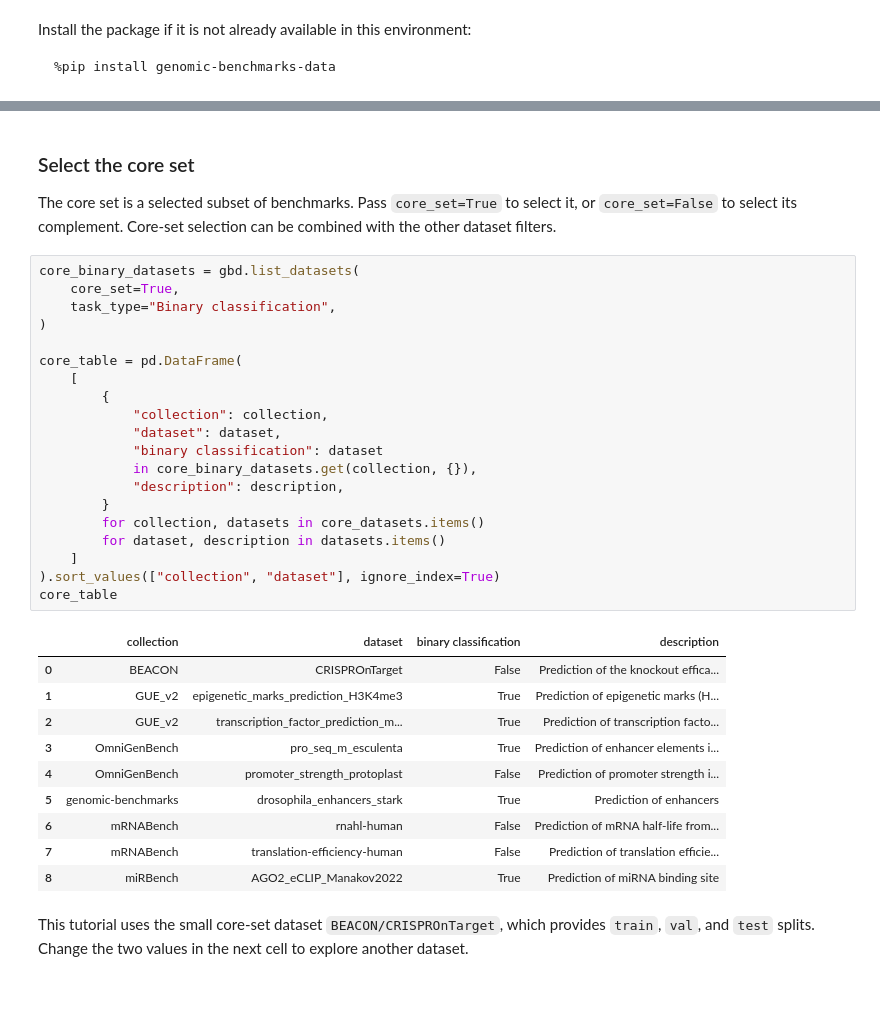
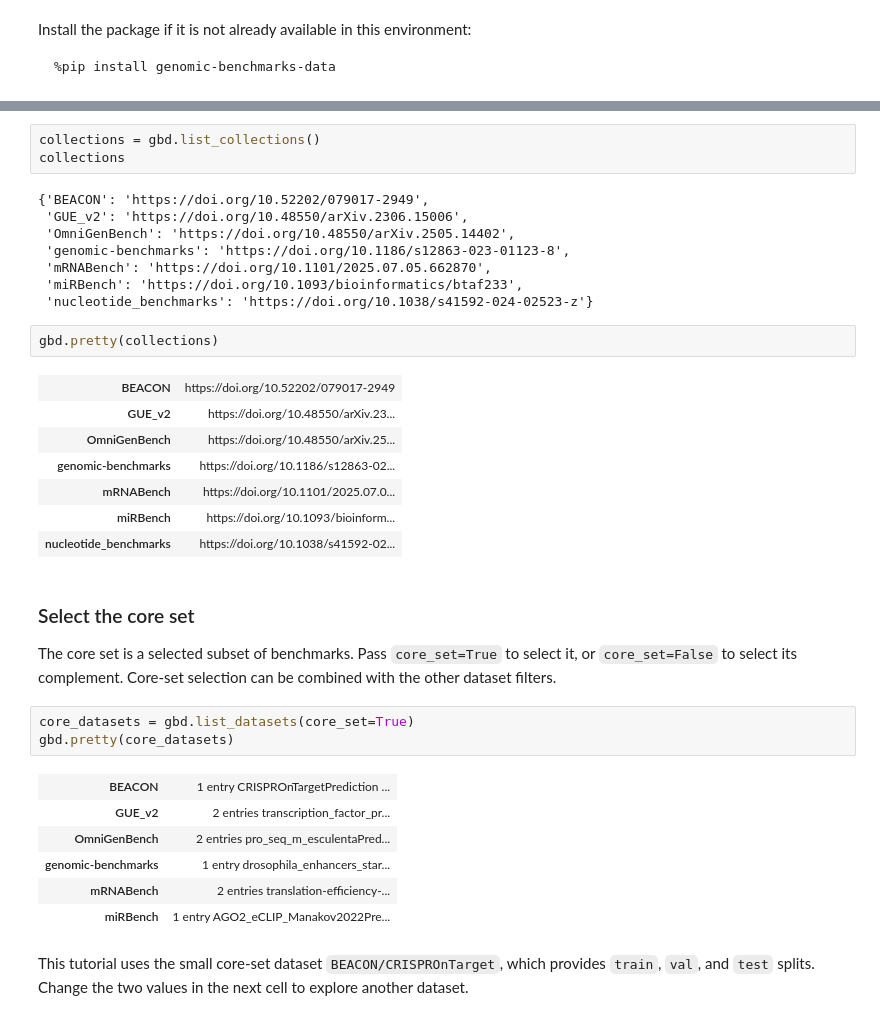
Before and after one commit to genomic-benchmarks/genomic-benchmarks-data, a Jupyter notebook: tutorials/genomic-benchmarks-data.ipynb, the cells around one changed output, grey strips where cells are left out. Drawn from its saved outputs; the diff is of its cells as text; blank space fills up the shorter version.

```diff
--- a/tutorials/genomic-benchmarks-data.ipynb
+++ b/tutorials/genomic-benchmarks-data.ipynb
@@ -56,38 +29,38 @@ collection_summary
+# %%
+collections = gbd.list_collections()
+collections
+# %% [output]
+{'BEACON': 'https://doi.org/10.52202/079017-2949',
+ 'GUE_v2': 'https://doi.org/10.48550/arXiv.2306.15006',
+ 'OmniGenBench': 'https://doi.org/10.48550/arXiv.2505.14402',
+ 'genomic-benchmarks': 'https://doi.org/10.1186/s12863-023-01123-8',
+ 'mRNABench': 'https://doi.org/10.1101/2025.07.05.662870',
+ 'miRBench': 'https://doi.org/10.1093/bioinformatics/btaf233',
+ 'nucleotide_benchmarks': 'https://doi.org/10.1038/s41592-024-02523-z'}
+# %%
+gbd.pretty(collections)
+# %% [output]
+| BEACON | https://doi.org/10.52202/079017-2949 |
+| GUE_v2 | https://doi.org/10.48550/arXiv.23... |
+| OmniGenBench | https://doi.org/10.48550/arXiv.25... |
+| genomic-benchmarks | https://doi.org/10.1186/s12863-02... |
+| mRNABench | https://doi.org/10.1101/2025.07.0... |
+| miRBench | https://doi.org/10.1093/bioinform... |
+| nucleotide_benchmarks | https://doi.org/10.1038/s41592-02... |
 # %% [markdown]
 ### Select the core set
 
 The core set is a selected subset of benchmarks. Pass `core_set=True` to select it, or `core_set=False` to select its complement. Core-set selection can be combined with the other dataset filters.
 # %%
-core_binary_datasets = gbd.list_datasets(
-    core_set=True,
-    task_type="Binary classification",
-)
-
-core_table = pd.DataFrame(
-    [
-        {
-            "collection": collection,
-            "dataset": dataset,
-            "binary classification": dataset
-            in core_binary_datasets.get(collection, {}),
-            "description": description,
-        }
-        for collection, datasets in core_datasets.items()
-        for dataset, description in datasets.items()
-    ]
-).sort_values(["collection", "dataset"], ignore_index=True)
-core_table
+core_datasets = gbd.list_datasets(core_set=True)
+gbd.pretty(core_datasets)
 # %% [output]
-|  | collection | dataset | binary classification | description |
-| 0 | BEACON | CRISPROnTarget | False | Prediction of the knockout effica... |
-| 1 | GUE_v2 | epigenetic_marks_prediction_H3K4me3 | True | Prediction of epigenetic marks (H... |
-| 2 | GUE_v2 | transcription_factor_prediction_m... | True | Prediction of transcription facto... |
-| 3 | OmniGenBench | pro_seq_m_esculenta | True | Prediction of enhancer elements i... |
-| 4 | OmniGenBench | promoter_strength_protoplast | False | Prediction of promoter strength i... |
-| 5 | genomic-benchmarks | drosophila_enhancers_stark | True | Prediction of enhancers |
-| 6 | mRNABench | rnahl-human | False | Prediction of mRNA half-life from... |
-| 7 | mRNABench | translation-efficiency-human | False | Prediction of translation efficie... |
-| 8 | miRBench | AGO2_eCLIP_Manakov2022 | True | Prediction of miRNA binding site |
+| BEACON | 1 entry CRISPROnTargetPrediction ... |
+| GUE_v2 | 2 entries transcription_factor_pr... |
+| OmniGenBench | 2 entries pro_seq_m_esculentaPred... |
+| genomic-benchmarks | 1 entry drosophila_enhancers_star... |
+| mRNABench | 2 entries translation-efficiency-... |
+| miRBench | 1 entry AGO2_eCLIP_Manakov2022Pre... |
 # %% [markdown]
 This tutorial uses the small core-set dataset `BEACON/CRISPROnTarget`, which provides `train`, `val`, and `test` splits. Change the two values in the next cell to explore another dataset.
 # %%
```
Also changed, not shown: parts of 36 cells of this notebook, 6 other files.
